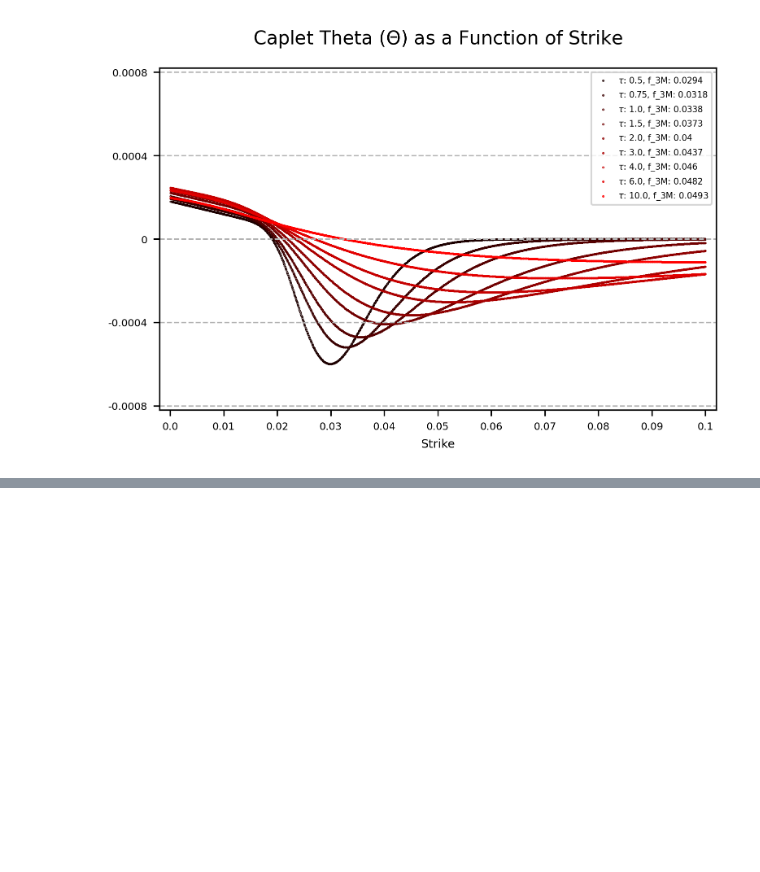
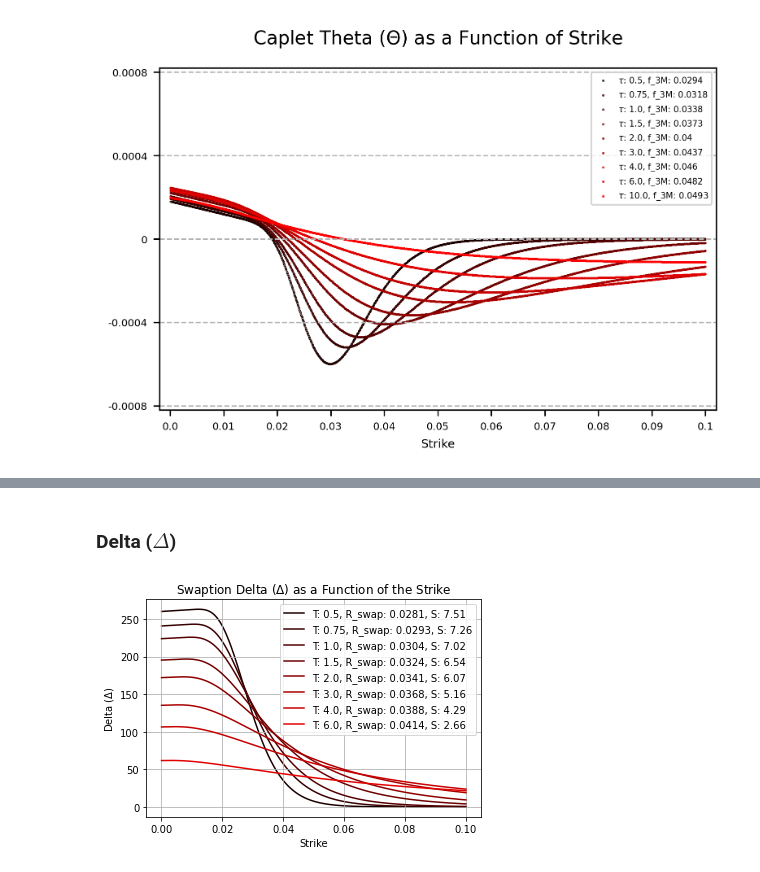
Before and after one commit to HansChristianPOLIT/Fixed-Income-Derivatives, a Jupyter notebook: Greeks.ipynb, the cells around one changed output, grey strips where cells are left out. Drawn from its saved outputs; the diff is of its cells as text; code cells hidden in the pictures; blank space fills up the shorter version.

```diff
--- a/Greeks.ipynb
+++ b/Greeks.ipynb
@@ -195,0 +196,9 @@ plt.show()
+# %%
+# Swaption, par swap rates
+S_swap = np.zeros(len(T))
+R_swap = np.zeros(len(T))
+for i in range(1,len(T)):
+    S_swap[i] = fid.zcb_to_accrual_factor(0,T[i],"quarterly",T,p)
+    R_swap[i] = fid.zcb_to_par_swap_rate(0,T[i],"quarterly",T,p)
+
+R_swap
@@ -195,0 +241,38 @@ plt.show()
+# %% [markdown]
+### Delta ($\Delta$)
+# %%
+# Create a figure and primary y-axis
+fig, ax = plt.subplots()
+
+# Title
+ax.set_title(f"Swaption Delta ($\Delta$) as a Function of the Strike")
+
+# Primary y-axis
+y1_lines = []
+for i in range(0,N_maturity-1):
+    y1_line, = ax.plot(strike,
+                      delta_swaption[i,:],
+                      color = ((i+1)/N_maturity,0,0),
+                      linestyle='-',
+                      label=f"T: {T[idx_maturity[i]]}, R_swap: {round(R_swap[idx_maturity[i]],4)}, S: {round(S_swap_new[idx_maturity[i]],2)}",
+                      zorder = i)
+
+    y1_lines.append(y1_line)
+
+ax.set_ylabel("Delta ($\Delta$)")
+
+# X-axis
+ax.set_xlabel("Strike")
+
+# Show legend
+lines = y1_lines
+labels = [item.get_label() for item in y1_lines]
+ax.legend(lines, labels, loc="upper right")
+
+# Add grid
+ax.grid(True)
+
+# Show the plot
+plt.show()
+# %% [output]
+[figure, added]
```
Also changed, not shown: parts of 11 cells of this notebook, 1 other file.
